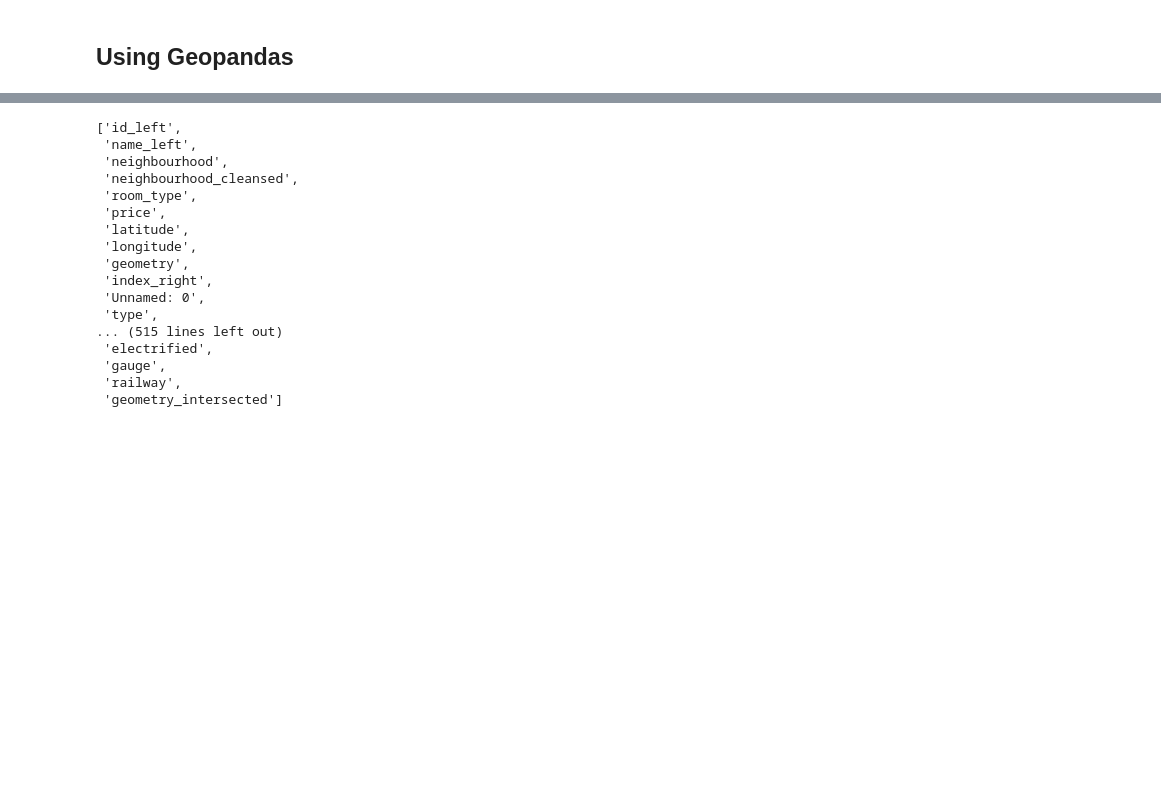
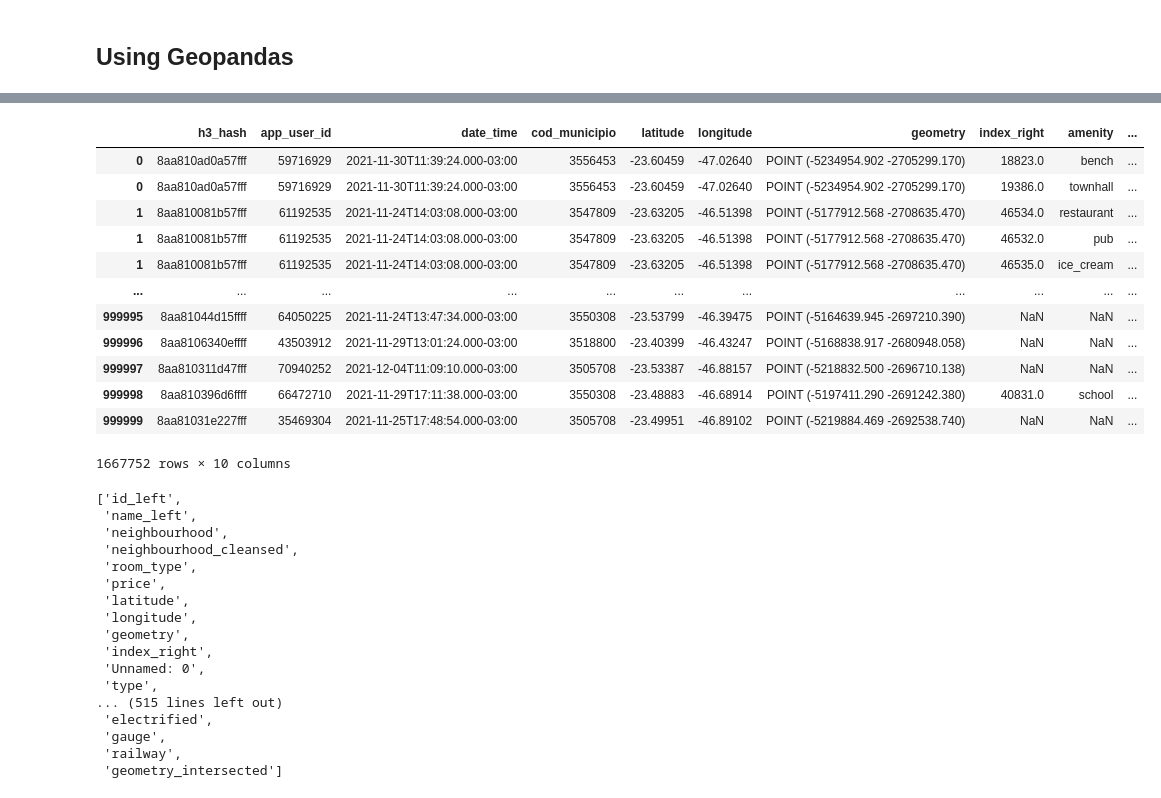
Before and after one commit to NESPEDUFV/more-data, a Jupyter notebook: examples/osm/osm-places.ipynb, the cells around one changed output, grey strips where cells are left out. Saved outputs shown, nothing was run; the diff lists cells and outputs as text; code cells hidden in the pictures; blank space fills up the shorter version.

```diff
--- a/examples/osm/osm-places.ipynb
+++ b/examples/osm/osm-places.ipynb
@@ -33,3 +90,19 @@ data_enriched = osm_enricher.enrich(data)
+# %%
+data_enriched
+# %% [output]
+|  | h3_hash | app_user_id | date_time | cod_municipio | latitude | longitude | geometry | index_right | amenity | ... |
+| 0 | 8aa810ad0a57fff | 59716929 | 2021-11-30T11:39:24.000-03:00 | 3556453 | -23.60459 | -47.02640 | POINT (-5234954.902 -2705299.170) | 18823.0 | bench | ... |
+| 0 | 8aa810ad0a57fff | 59716929 | 2021-11-30T11:39:24.000-03:00 | 3556453 | -23.60459 | -47.02640 | POINT (-5234954.902 -2705299.170) | 19386.0 | townhall | ... |
+| 1 | 8aa810081b57fff | 61192535 | 2021-11-24T14:03:08.000-03:00 | 3547809 | -23.63205 | -46.51398 | POINT (-5177912.568 -2708635.470) | 46534.0 | restaurant | ... |
+| 1 | 8aa810081b57fff | 61192535 | 2021-11-24T14:03:08.000-03:00 | 3547809 | -23.63205 | -46.51398 | POINT (-5177912.568 -2708635.470) | 46532.0 | pub | ... |
+| 1 | 8aa810081b57fff | 61192535 | 2021-11-24T14:03:08.000-03:00 | 3547809 | -23.63205 | -46.51398 | POINT (-5177912.568 -2708635.470) | 46535.0 | ice_cream | ... |
+| ... | ... | ... | ... | ... | ... | ... | ... | ... | ... | ... |
+| 999995 | 8aa81044d15ffff | 64050225 | 2021-11-24T13:47:34.000-03:00 | 3550308 | -23.53799 | -46.39475 | POINT (-5164639.945 -2697210.390) | NaN | NaN | ... |
+| 999996 | 8aa8106340effff | 43503912 | 2021-11-29T13:01:24.000-03:00 | 3518800 | -23.40399 | -46.43247 | POINT (-5168838.917 -2680948.058) | NaN | NaN | ... |
+| 999997 | 8aa810311d47fff | 70940252 | 2021-12-04T11:09:10.000-03:00 | 3505708 | -23.53387 | -46.88157 | POINT (-5218832.500 -2696710.138) | NaN | NaN | ... |
+| 999998 | 8aa810396d6ffff | 66472710 | 2021-11-29T17:11:38.000-03:00 | 3550308 | -23.48883 | -46.68914 | POINT (-5197411.290 -2691242.380) | 40831.0 | school | ... |
+| 999999 | 8aa81031e227fff | 35469304 | 2021-11-25T17:48:54.000-03:00 | 3505708 | -23.49951 | -46.89102 | POINT (-5219884.469 -2692538.740) | NaN | NaN | ... |
+1667752 rows × 10 columns
 # %%
 data_enriched.columns.tolist()
 # %% [output]
```
Also changed, not shown: parts of 5 cells of this notebook, 3 other files.
